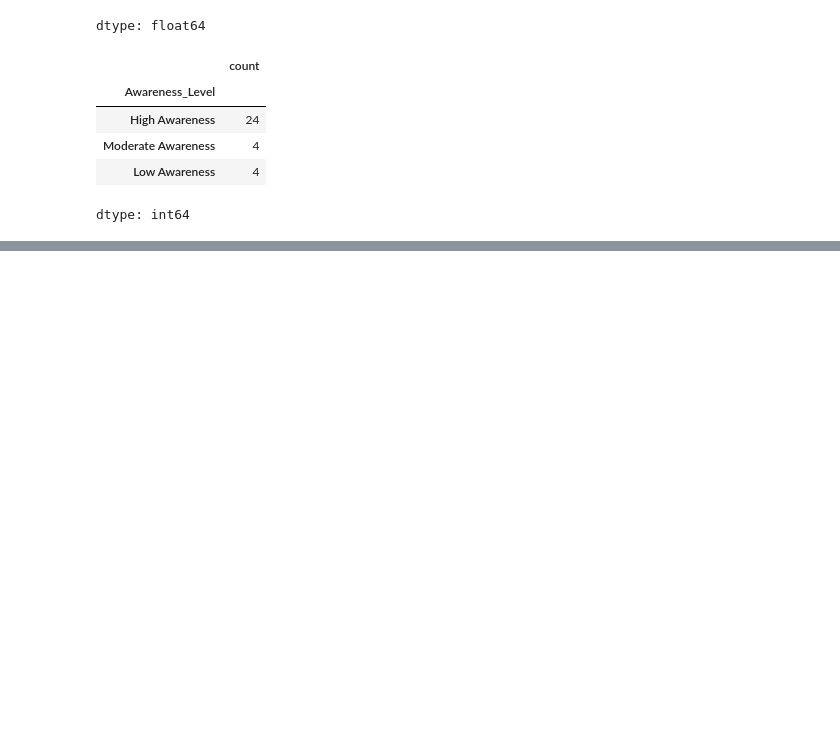
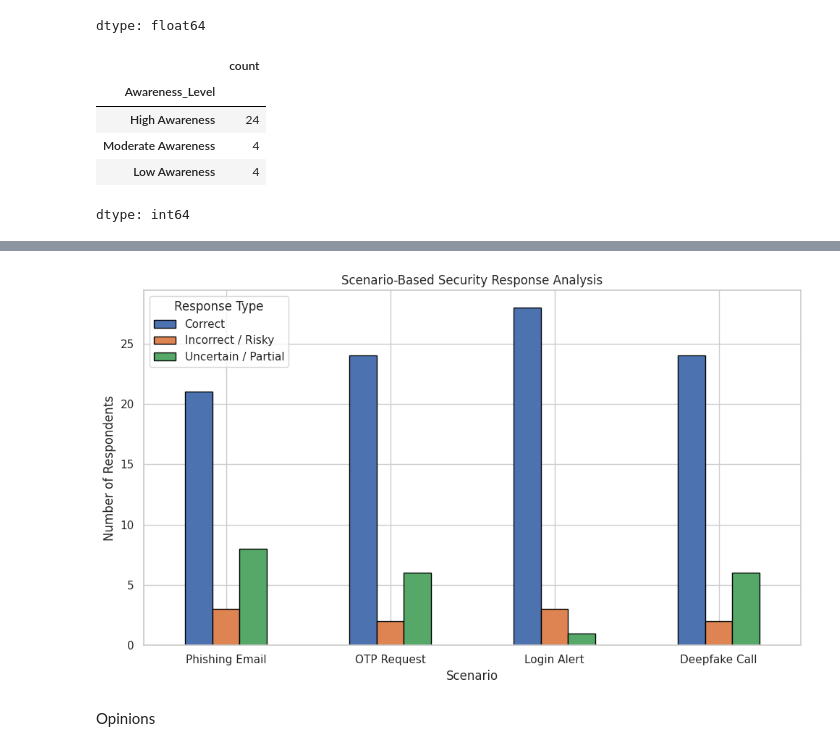
Before and after one commit to Shavindri/Final-Year-Project, a Jupyter notebook: Untitled0.ipynb, the cells around one changed output, grey strips where cells are left out. Drawn from its saved outputs; the diff is of its cells as text; code cells hidden in the pictures; blank space fills up the shorter version.

```diff
--- a/Untitled0.ipynb
+++ b/Untitled0.ipynb
@@ -399,0 +572,64 @@ dtype: int64
+# %%
+# Categorise scenario responses automatically
+
+scenario_chart = pd.DataFrame(index=[
+    "Correct",
+    "Incorrect / Risky",
+    "Uncertain / Partial"
+])
+
+# Email Scenario
+email = all_data["Scenario_Email"].value_counts()
+
+scenario_chart["Phishing Email"] = [
+    email.get("Verify the request using the bank's official website or customer service", 0),
+    email.get("Click the link immediately", 0),
+    email.get("Ignore it completely", 0)
+]
+
+# OTP Scenario
+otp = all_data["Scenario_OTP"].value_counts()
+
+scenario_chart["OTP Request"] = [
+    otp.get("End the call and contact the bank through official channels", 0),
+    otp.get("Share the OTP", 0),
+    otp.get("Ignore the request but continue the conversation", 0)
+        + otp.get("Ask why it is needed", 0)
+]
+
+# Login Alert Scenario
+login = all_data["Scenario_Login_Alert"].value_counts()
+
+scenario_chart["Login Alert"] = [
+    login.get("Change your password immediately and contact the bank", 0),
+    login.get("Ignore it", 0),
+    login.get("Wait to see if it happens again", 0)
+]
+
+# Deepfake Call Scenario
+deepfake = all_data["Scenario_Deepfake_Call"].value_counts()
+
+scenario_chart["Deepfake Call"] = [
+    deepfake.get("Verify the request using the bank's official contact details", 0),
+    deepfake.get("Approve the transaction", 0),
+    deepfake.get("End the call without checking", 0)
+]
+
+# Plot graph
+scenario_chart.T.plot(
+    kind="bar",
+    figsize=(10,6),
+    edgecolor="black"
+)
+
+plt.title("Scenario-Based Security Response Analysis")
+plt.xlabel("Scenario")
+plt.ylabel("Number of Respondents")
+plt.xticks(rotation=0)
+plt.legend(title="Response Type")
+plt.tight_layout()
+plt.show()
+# %% [output]
+[figure, added]
+# %% [markdown]
+Opinions
```
Also changed, not shown: parts of 66 cells of this notebook.
